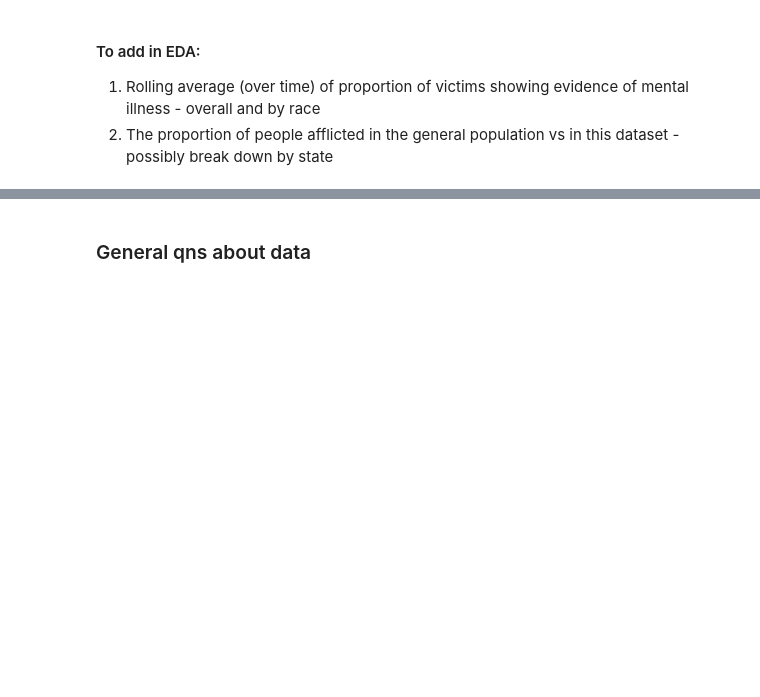
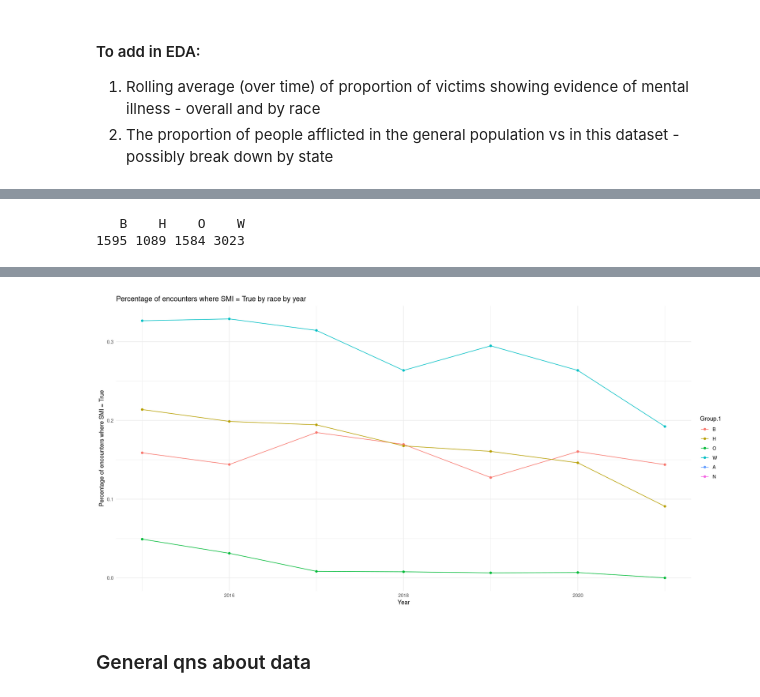
Before and after one commit to spacegoat1/data2020_project, a Jupyter notebook: 1_univar-EDA.ipynb, the cells around one changed output, grey strips where cells are left out. Cells and saved outputs as stored; diff of their text form; code cells hidden in the pictures; blank space fills up the shorter version.

```diff
--- a/1_univar-EDA.ipynb
+++ b/1_univar-EDA.ipynb
@@ -491,0 +541,36 @@ vis_miss(data, cluster = TRUE, sort_miss = TRUE)
+# %%
+# The proportion of fatal shootings where SMI is True
+
+# Race -> Combine A/N/O/NA under O?
+data = data %>%
+  mutate(race = case_when(
+    race == "W" ~ "W",
+    race == "B" ~ "B",
+    race == "H" ~ "H",
+    TRUE ~ "O",
+  )
+)
+data$race = as.factor(data$race)
+summary(data$race)
+
+total_counts_by_race_year = aggregate(data$signs_of_mental_illness, by=list(data$race, data$yr), FUN=length)
+smi_counts_by_race_year = aggregate(smi_data$signs_of_mental_illness, by=list(smi_data$race, smi_data$yr), FUN=length)
+
+props_by_race_year = merge(total_counts_by_race_year, smi_counts_by_race_year, by=c("Group.1", "Group.2"), all = TRUE)
+props_by_race_year$x.y[is.na(props_by_race_year$x.y)] <- 0
+props_by_race_year$per = props_by_race_year$x.y / props_by_race_year$x.x
+# %% [output]
+   B    H    O    W
+1595 1089 1584 3023
+# %%
+# Race has been recorded for only 2 shootings in 2022
+props_by_race_year = props_by_race_year %>% filter(Group.2 != 2022)
+# %%
+options(repr.plot.width=16, repr.plot.height=8)
+ggplot(data=props_by_race_year,
+       aes(x=Group.2, y=per, colour=Group.1)) +
+       geom_line() + geom_point() + theme_minimal() +
+       xlab("Year") +
+       ylab("Percentage of encounters where SMI = True") +
+       ggtitle("Percentage of encounters where SMI = True by race by year")
+# %% [output]
@@ -492,3 +581,4 @@ vis_miss(data, cluster = TRUE, sort_miss = TRUE)
+[figure, added]
 # %% [markdown]
 ### General qns about data
 # %% [markdown]
```
Also changed, not shown: parts of 7 cells of this notebook, 3 other files.
